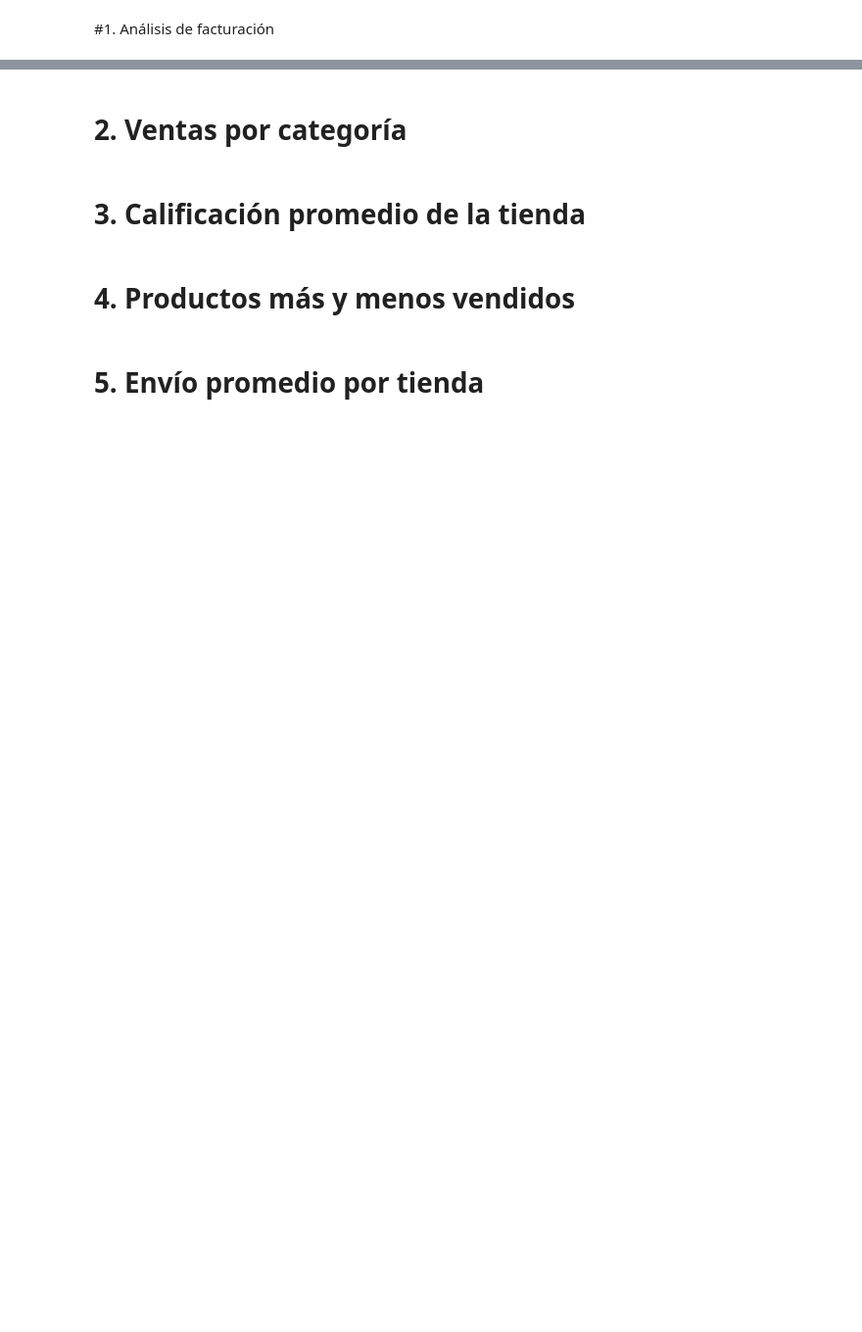
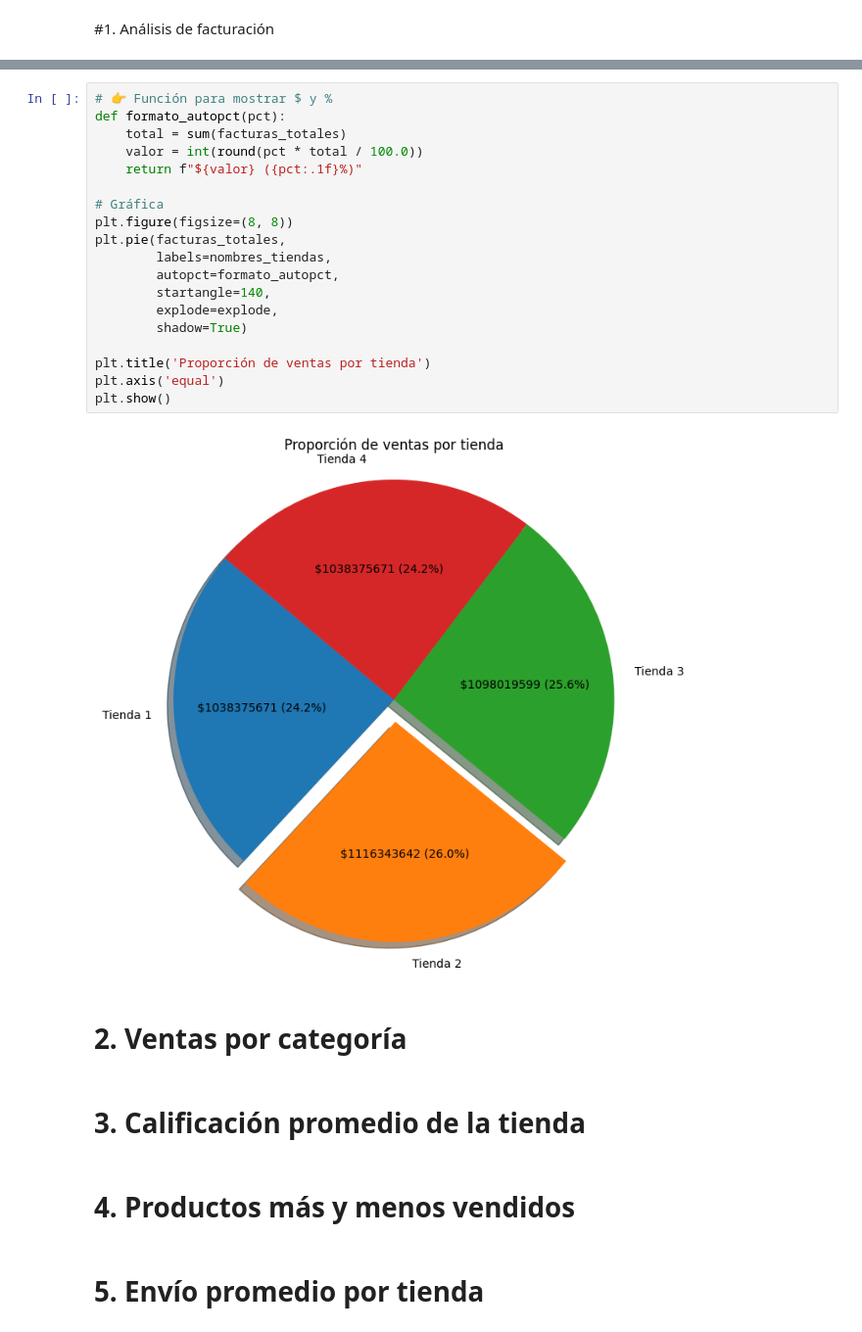
Before and after one commit to EnriqueRangel/AluraStoreLatamChallenge, a Jupyter notebook: AluraStoreLatam.ipynb, the cells around one changed output, grey strips where cells are left out. Shown: that part at 98% size. Saved outputs shown, nothing was run; the diff lists cells and outputs as text; blank space fills up the shorter version.

```diff
--- a/AluraStoreLatam.ipynb
+++ b/AluraStoreLatam.ipynb
@@ -28,3 +68,24 @@ tienda.head()
+# %%
+# 👉 Función para mostrar $ y %
+def formato_autopct(pct):
+    total = sum(facturas_totales)
+    valor = int(round(pct * total / 100.0))
+    return f"${valor} ({pct:.1f}%)"
+
+# Gráfica
+plt.figure(figsize=(8, 8))
+plt.pie(facturas_totales,
+        labels=nombres_tiendas,
+        autopct=formato_autopct,
+        startangle=140,
+        explode=explode,
+        shadow=True)
+
+plt.title('Proporción de ventas por tienda')
+plt.axis('equal')
+plt.show()
+# %% [output]
+[figure, added]
 # %% [markdown]
 # 2. Ventas por categoría
 # %% [markdown]
```
Also changed, not shown: parts of 5 cells of this notebook.
